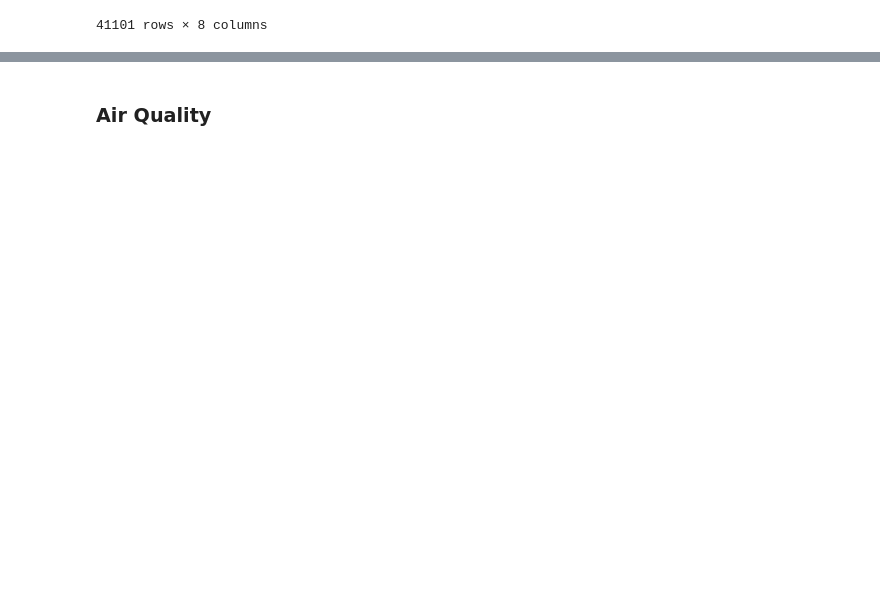
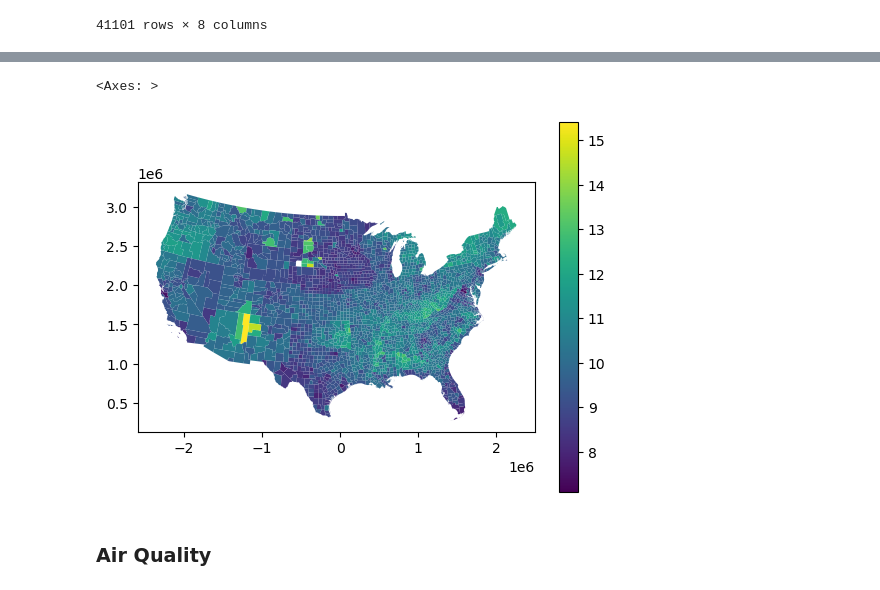
Before and after one commit to Airee66/DAT490, a Jupyter notebook: EDA.ipynb, the cells around one changed output, grey strips where cells are left out. Drawn from its saved outputs; the diff is of its cells as text; code cells hidden in the pictures; blank space fills up the shorter version.

```diff
--- a/EDA.ipynb
+++ b/EDA.ipynb
@@ -252,0 +282,6 @@ all_asthma.loc[all_asthma['CountyFIPS'] == 4001]
+# %%
+all_asthma2018 = all_asthma[all_asthma['Year'] == 2018]
+# %%
+county_gdf.rename(columns = {'GEOID':'CountyFIPS'}, inplace = True)
+# %%
+geo_pop = county_gdf.merge(all_asthma2018, on = 'CountyFIPS', how = 'left')
@@ -252,0 +304,5 @@ all_asthma.loc[all_asthma['CountyFIPS'] == 4001]
+# %%
+geo_pop.plot(column = 'Prevalence %', cmap = 'viridis', legend = True)
+# %% [output]
+<Axes: >
+[figure, added]
```
Also changed, not shown: parts of 13 cells of this notebook.
